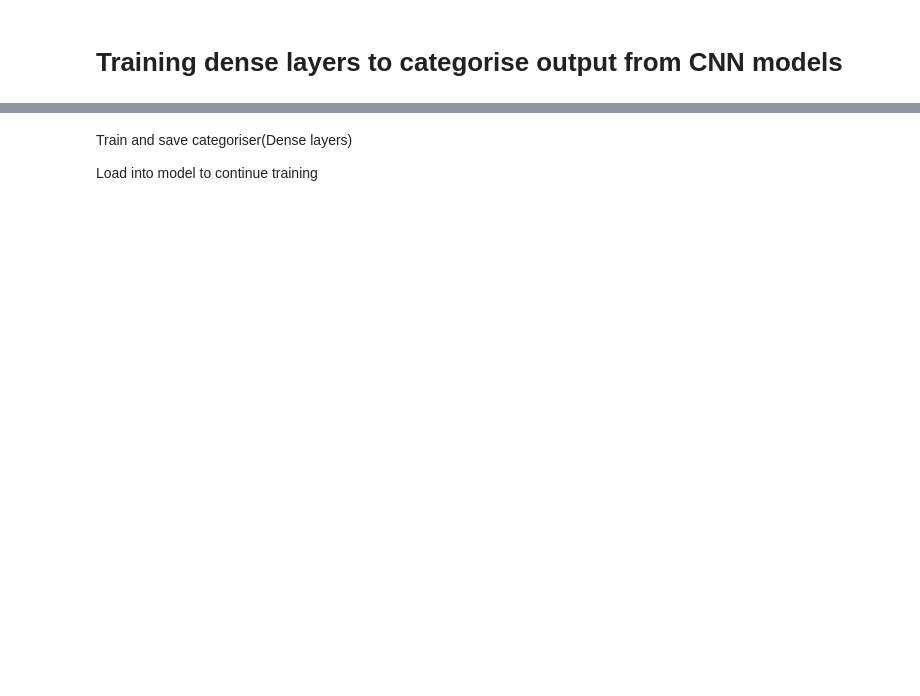
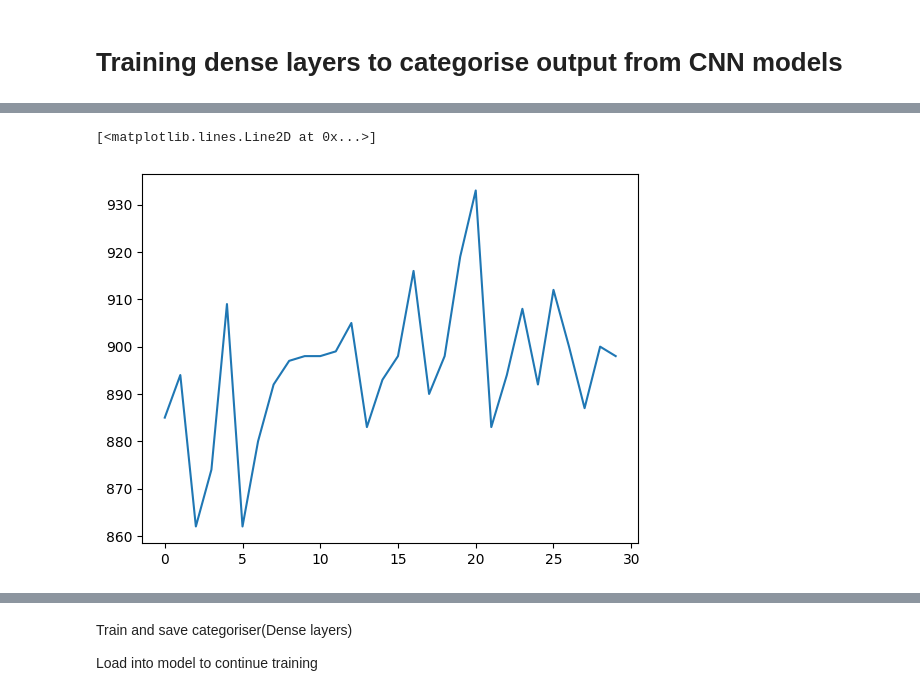
Before and after one commit to ChoyJJ/FYP_B, a Jupyter notebook: Pass_test/mini-DDSM_model.ipynb, the cells around one changed output, grey strips where cells are left out. Cells and saved outputs as stored; diff of their text form; code cells hidden in the pictures; blank space fills up the shorter version.

```diff
--- a/Pass_test/mini-DDSM_model.ipynb
+++ b/Pass_test/mini-DDSM_model.ipynb
@@ -145,0 +254,5 @@ val_ds = prepare(val_ds)
+# %%
+plt.plot(history_init.history['false_positives'])
+# %% [output]
+[<matplotlib.lines.Line2D at 0x...>]
+[figure, added]
```
Also changed, not shown: parts of 10 cells of this notebook, 2 other files.
